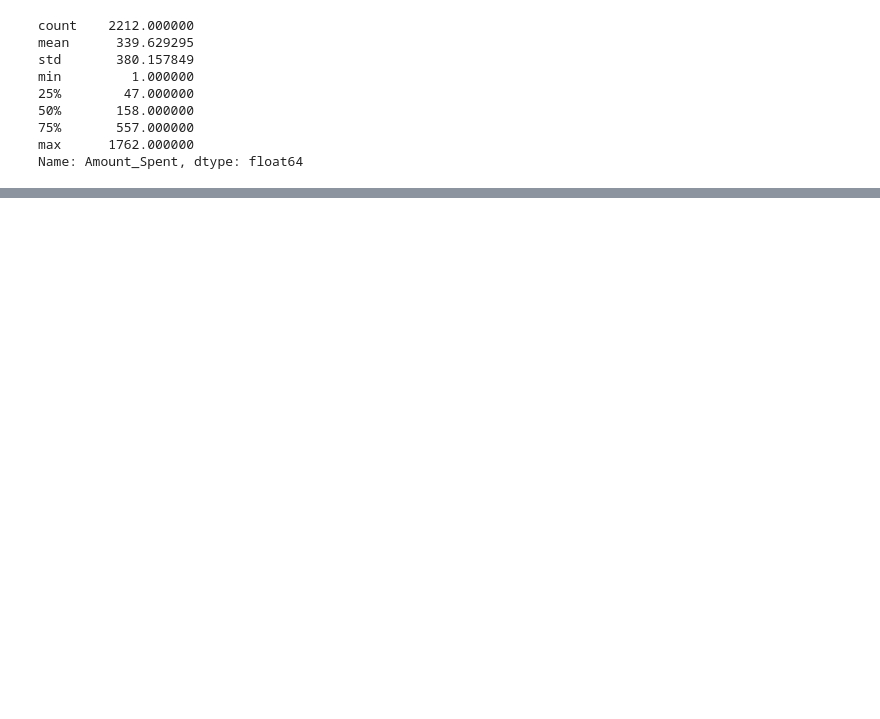
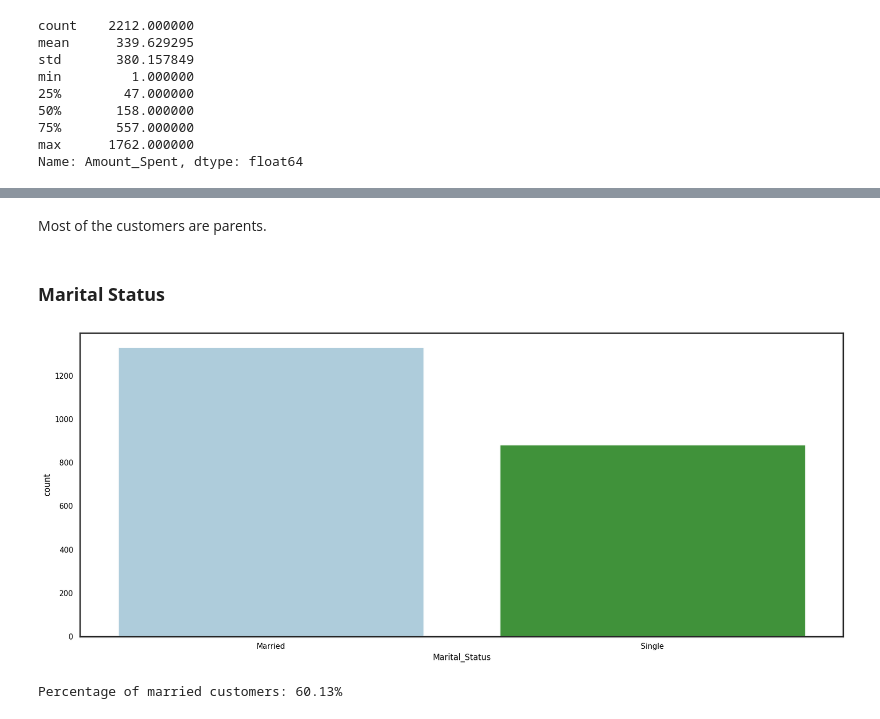
Before and after one commit to PerisN/Campaign_Marketing_Analytics, a Jupyter notebook: notebooks/customer_profile_analysis.ipynb, the cells around one changed output, grey strips where cells are left out. Cells and saved outputs as stored; diff of their text form; code cells hidden in the pictures; blank space fills up the shorter version.

```diff
--- a/notebooks/customer_profile_analysis.ipynb
+++ b/notebooks/customer_profile_analysis.ipynb
@@ -246,0 +250,13 @@ plt.tight_layout();
+# %% [markdown]
+Most of the customers are parents.
+# %% [markdown]
+### **Marital Status**
+# %%
+sns.countplot(x="Marital_Status", data=df, palette=palette);
+# %% [output]
+[figure, added]
+# %%
+married_percentage = df[df["Marital_Status"] == "Married"].shape[0] / df.shape[0] * 100
+print(f"Percentage of married customers: {married_percentage:.2f}%")
+# %% [output]
+Percentage of married customers: 60.13%
```
Also changed, not shown: parts of 58 cells of this notebook.
